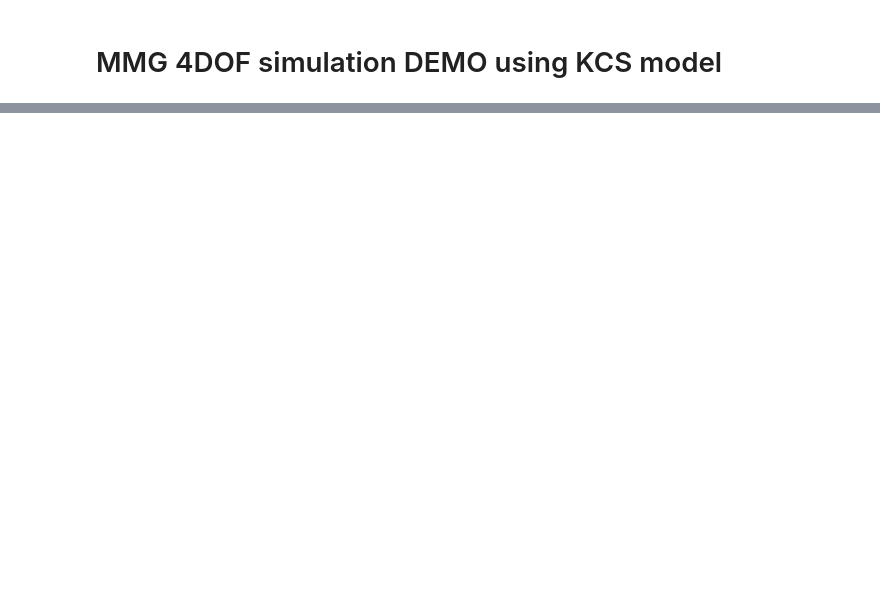
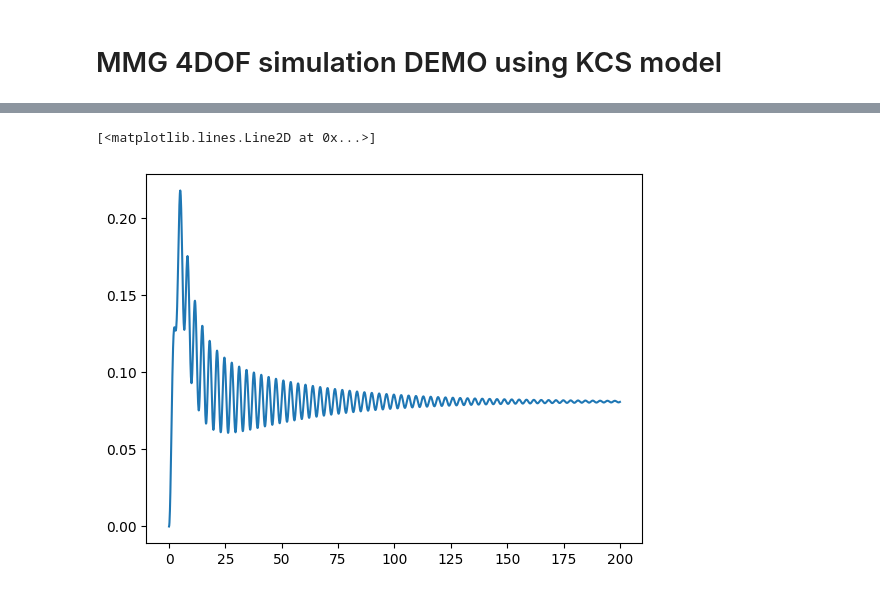
Before and after one commit to Haruki-Yama/shipmmg_4dof_in_waves, a Jupyter notebook: shipmmg_example.ipynb, the cells around one changed output, grey strips where cells are left out. Cells and saved outputs as stored; diff of their text form; code cells hidden in the pictures; blank space fills up the shorter version.

```diff
--- a/shipmmg_example.ipynb
+++ b/shipmmg_example.ipynb
@@ -182,0 +218,5 @@ TypeError: Mmg4DofInWavesBasicParams.__init__() missing 1 required positional ar
+# %%
+plt.plot(time_list, phi)
+# %% [output]
+[<matplotlib.lines.Line2D at 0x...>]
+[figure, added]
```
Also changed, not shown: parts of 6 cells of this notebook, 1 other file.
